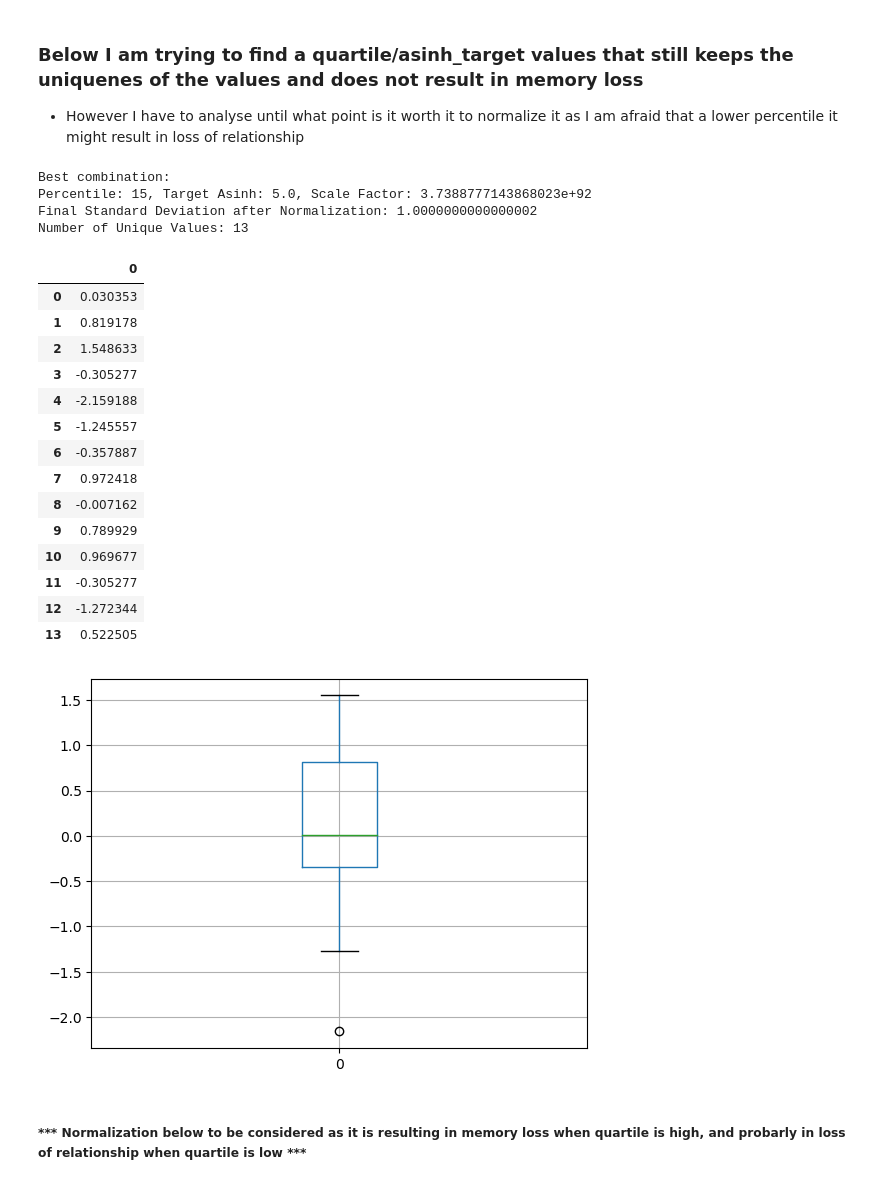
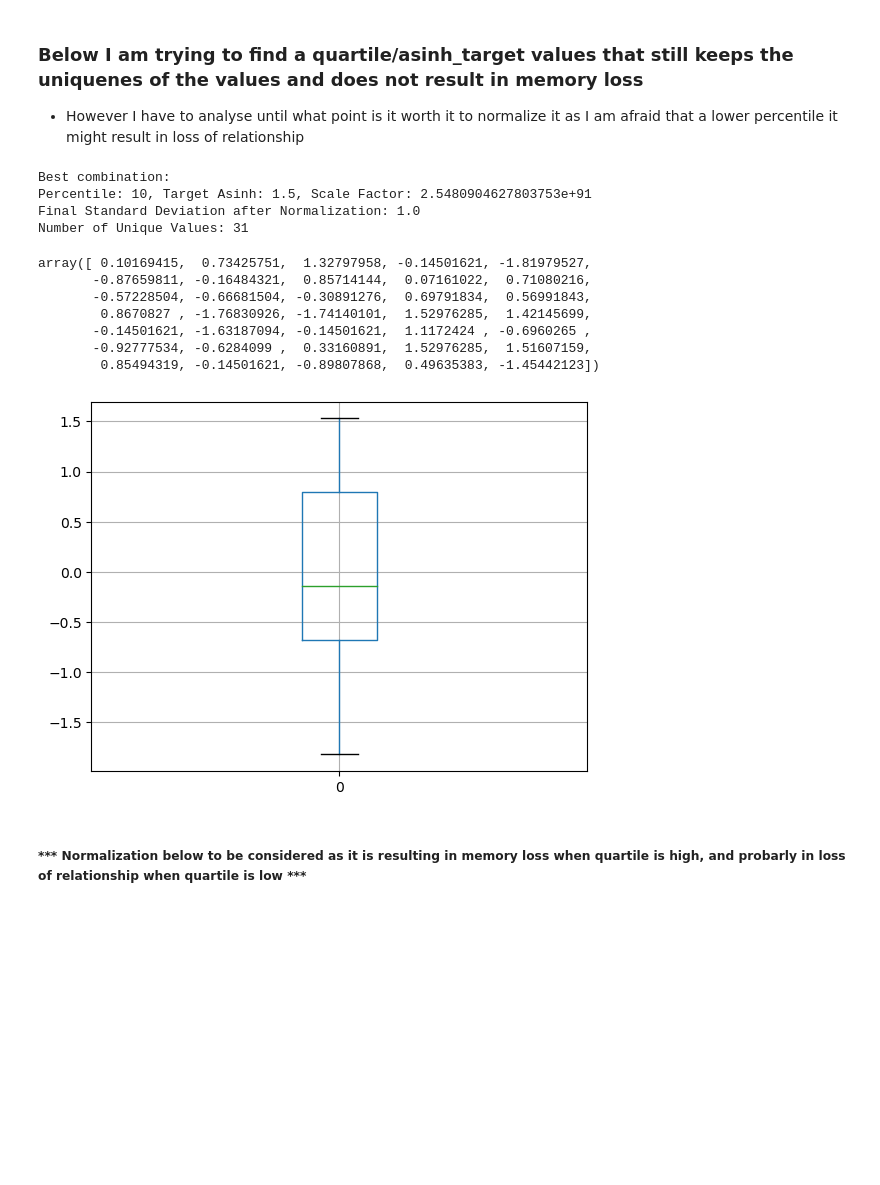
Before and after one commit to Alerdo/BlackBox-Bayesian_Optimisation, a Jupyter notebook: initial_data/0.0 notebooks/f1_optimisation.ipynb, the cells around one changed output. Drawn from its saved outputs; the diff is of its cells as text; code cells hidden in the pictures; blank space fills up the shorter version.

Commit message:
Add project, new data sets

```diff
--- a/initial_data/0.0 notebooks/f1_optimisation.ipynb
+++ b/initial_data/0.0 notebooks/f1_optimisation.ipynb
@@ -12,6 +12,11 @@ f1_out = np.load("./../function_1/initial_outputs.npy")#comeback
 f1_out
 #location
 
+file2_inp = np.load("./../../initial_data2/function_1/initial_inputs.npy")
+file2_out = np.load("./../../initial_data2/function_1/initial_outputs.npy")
+
+f1_inp = np.concatenate((f1_inp, file2_inp))
+f1_out = np.concatenate((f1_out, file2_out))
 
 
 q1_inp = [0.193873, 0.348642]
@@ -29,8 +34,13 @@ q4_inp = [0.825044, 0.83331]
 q4_out = [4.399197870898054e-59]
 
 
-f1_inp = np.vstack((f1_inp, q1_inp, q2_inp, q3_inp,q4_inp))
-f1_out = np.append(f1_out, [q1_out, q2_out,q3_out,q4_out])
+q5_inp = [0.245924, 0.469973]
+q5_out = [-2.4018319839855543e-24]
+
+
+f1_inp = np.vstack((f1_inp, q1_inp, q2_inp, q3_inp, q4_inp, q5_inp))
+f1_out = np.append(f1_out, [q1_out, q2_out,q3_out, q4_out, q5_out])
 f1_inp, f1_out
-# max(f1_out), np.mean(f1_out)
+max(f1_out), np.mean(f1_out)
+file2_out
 # %% [output]
@@ -587,52 +573,45 @@ for percentile in percentile_values:
         y_mean = np.mean(f1_out_transformed)
         y_std = np.std(f1_out_transformed)
         y_normalized = (f1_out_transformed - y_mean) / y_std
 
         # Measure variation (higher std means better variation)
         variation = np.std(y_normalized)
 
         # Check for uniqueness (higher number of unique values is better)
         num_unique_values = len(np.unique(np.round(y_normalized, decimals=5)))  # Round to avoid floating-point noise
 
         # Select best based on max variation & highest number of unique values
         if num_unique_values > best_unique_values or (num_unique_values == best_unique_values and variation > best_variation):
             best_variation = variation
             best_unique_values = num_unique_values
             best_combination = (percentile, target_asinh_value, scale_factor, y_normalized)
 
 # Final best transformation
 best_percentile, best_target_asinh, best_scale, best_y_normalized = best_combination
 print("\nBest combination:")
 print(f"Percentile: {best_percentile}, Target Asinh: {best_target_asinh}, Scale Factor: {best_scale}")
 print(f"Final Standard Deviation after Normalization: {np.std(best_y_normalized)}")
 print(f"Number of Unique Values: {len(np.unique(np.round(best_y_normalized, decimals=5)))}")
 
 # Convert to DataFrame and visualize
 df_final = pd.DataFrame(best_y_normalized)
 df_final.boxplot()
 df_final.mean(), df_final.std()
 df_final
+best_y_normalized
 # %% [output]
 Best combination:
-Percentile: 15, Target Asinh: 5.0, Scale Factor: 3.7388777143868023e+92
-Final Standard Deviation after Normalization: 1.0000000000000002
-Number of Unique Values: 13
+Percentile: 10, Target Asinh: 1.5, Scale Factor: 2.5480904627803753e+91
+Final Standard Deviation after Normalization: 1.0
+Number of Unique Values: 31
-|  | 0 |
-| 0 | 0.030353 |
-| 1 | 0.819178 |
-| 2 | 1.548633 |
-| 3 | -0.305277 |
-| 4 | -2.159188 |
-| 5 | -1.245557 |
-| 6 | -0.357887 |
-| 7 | 0.972418 |
-| 8 | -0.007162 |
-| 9 | 0.789929 |
-| 10 | 0.969677 |
-| 11 | -0.305277 |
-| 12 | -1.272344 |
-| 13 | 0.522505 |
+array([ 0.10169415,  0.73425751,  1.32797958, -0.14501621, -1.81979527,
+       -0.87659811, -0.16484321,  0.85714144,  0.07161022,  0.71080216,
+       -0.57228504, -0.66681504, -0.30891276,  0.69791834,  0.56991843,
+        0.8670827 , -1.76830926, -1.74140101,  1.52976285,  1.42145699,
+       -0.14501621, -1.63187094, -0.14501621,  1.1172424 , -0.6960265 ,
+       -0.92777534, -0.6284099 ,  0.33160891,  1.52976285,  1.51607159,
+        0.85494319, -0.14501621, -0.89807868,  0.49635383, -1.45442123])
-[figure, old version]
+[figure, new version]
 # %% [markdown]
 ##### *** Normalization below to be considered as it is resulting in memory loss when quartile is high, and probarly in loss of relationship when quartile is low  ***
 # %%
```
Also changed, not shown: parts of 51 cells of this notebook, 5 other files.
